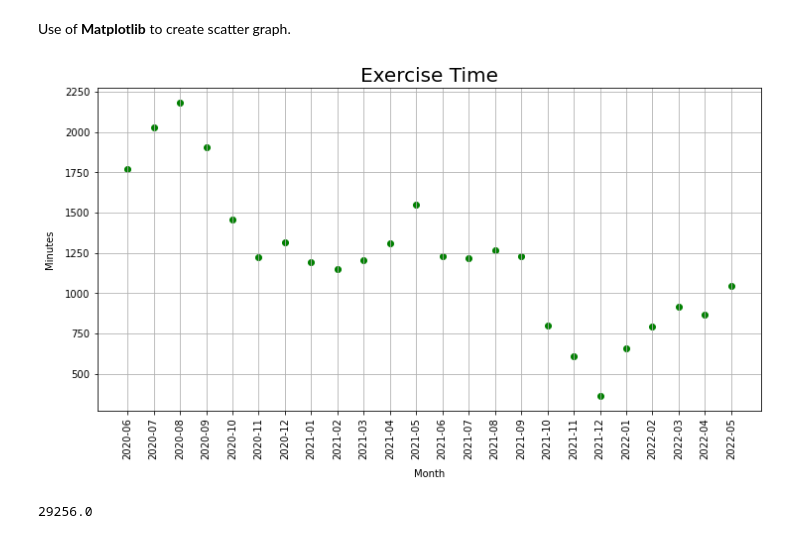
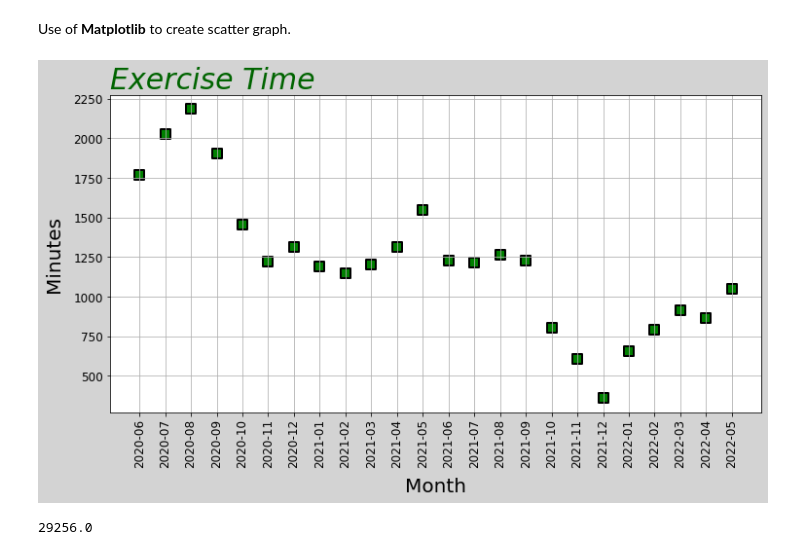
Before and after one commit to KimBug29/AppleDataKW, a Jupyter notebook: HealthData.ipynb, the cells around one changed output. Saved outputs shown, nothing was run; the diff lists cells and outputs as text; code cells hidden in the pictures.

```diff
--- a/HealthData.ipynb
+++ b/HealthData.ipynb
@@ -229,17 +234,20 @@ round(pd.pivot_table(health_data_2year, index=["Date"], values=["Exercise time(m
 # %% [markdown]
 Use of <b>Matplotlib</b> to create scatter graph.
 # %%
-#Plot the 2-year period (in months) of Exercise Time (minutes)
-plt.figure(figsize = (12, 6))
-plt.scatter(health_data_2year_dataframe['Date'], health_data_2year_dataframe['Exercise time(min)'], color = "green")
-plt.xlabel("Month", labelpad=10)
-plt.ylabel("Minutes", labelpad=10)
+#Plot the 2-year period (in months) of Exercise Time (minutes) in scatterplot with custom chart formatting
+plt.figure(figsize = (12, 6), facecolor = "lightgrey")
+plt.scatter(health_data_2year_dataframe['Date'], health_data_2year_dataframe['Exercise time(min)'],
+    marker = "s", edgecolors = "black",
+    facecolors = "green", linewidths = 2, s = 100)
+plt.xlabel("Month", fontsize = 20, labelpad=10)
+plt.ylabel("Minutes", fontsize = 20, labelpad=10)
+plt.tick_params(axis = "both", labelsize = "large")
 plt.grid()
 plt.xticks(rotation="vertical")
-plt.title("Exercise Time", fontsize=20)
+plt.title("Exercise Time", fontsize=30, loc = "left", fontstyle = "oblique", color = "darkgreen")
 plt.show()
 # %% [output]
-[figure, old version]
+[figure, new version]
 # %%
 #Calculate the sum of exercise time (minutes). Save information as a variable 'sum_exercise_time'.
 sum_exercise_time = health_data_2year_dataframe['Exercise time(min)'].sum()
```
Also changed, not shown: parts of 5 cells of this notebook.
